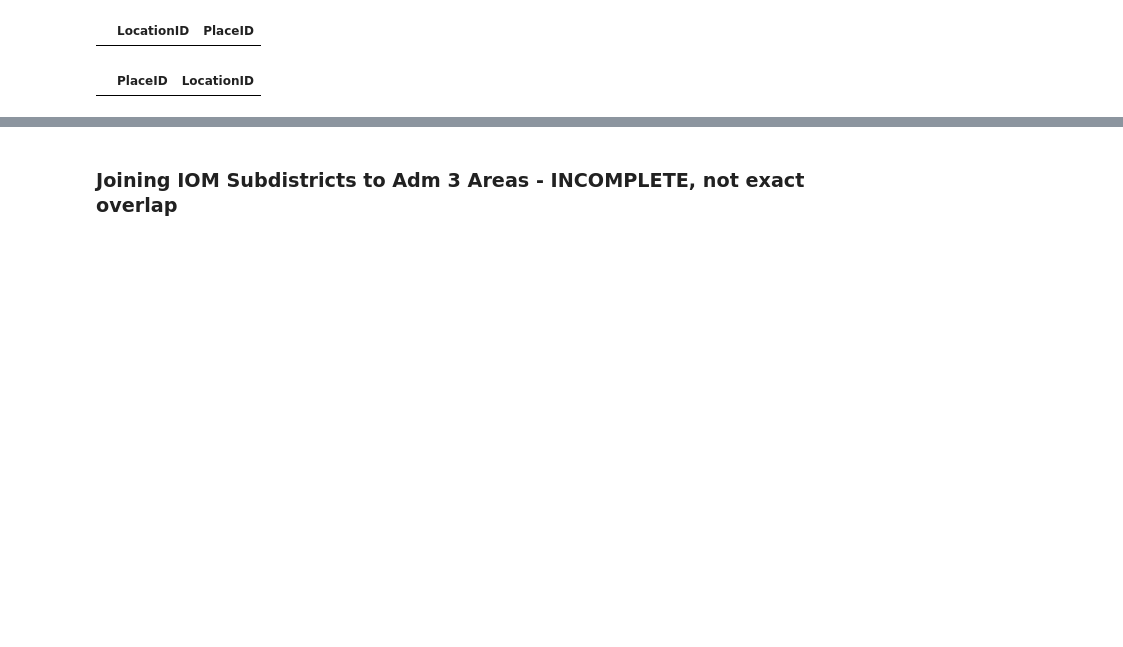
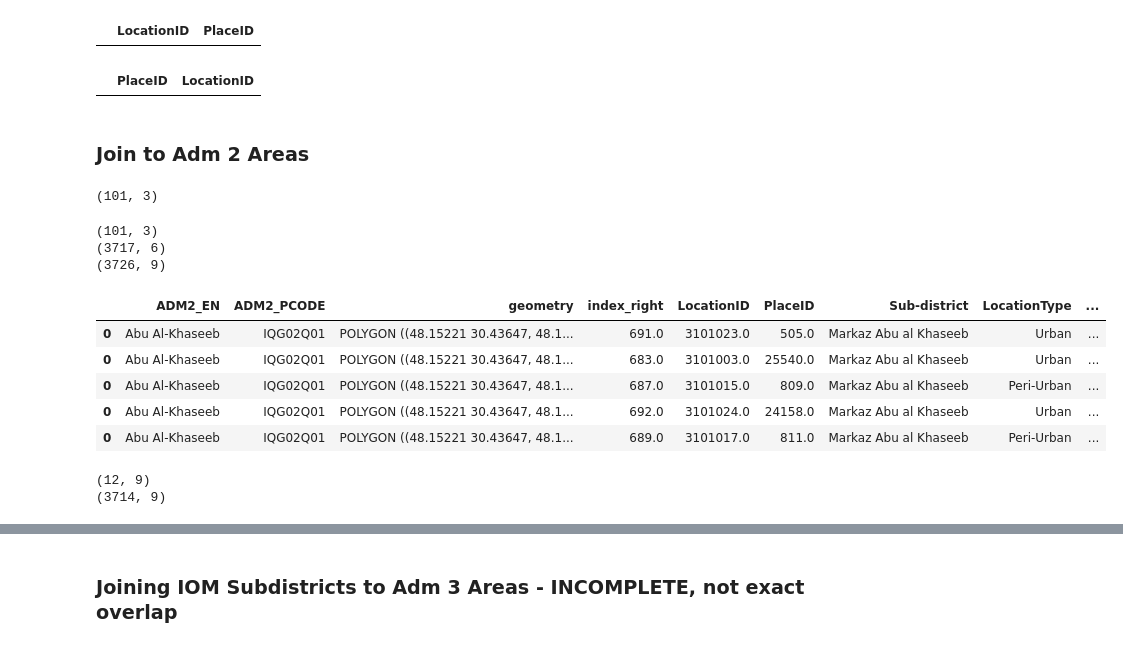
Before and after one commit to natalie-ayers/Iraq-post-conflict-rebel-governance, a Jupyter notebook: iom_adm3_data_mapping.ipynb, the cells around one changed output, grey strips where cells are left out. Drawn from its saved outputs; the diff is of its cells as text; code cells hidden in the pictures; blank space fills up the shorter version.

```diff
--- a/iom_adm3_data_mapping.ipynb
+++ b/iom_adm3_data_mapping.ipynb
@@ -168,3 +168,34 @@ test_loc_places[test_loc_places['LocationID']>1]
 # create final mapping document from LocationIDs to Adm 3 areas
 iom_adm3_mapping = source_dir + '/data/iom/iom_adm3_mapping.csv'
 iom_adm3_df.loc[:,('LocationID','PlaceID','ADM3_PCODE','ADM3_EN')].to_csv(iom_adm3_mapping,index=False)
+# %% [markdown]
+### Join to Adm 2 Areas
+# %%
+iraq_adm2_filt = iraq_shp_adm3.loc[:,('ADM2_EN','ADM2_PCODE','geometry')]
+iraq_adm2_filt = iraq_adm2_filt.dissolve(by=['ADM2_EN','ADM2_PCODE'])
+iraq_adm2_filt = iraq_adm2_filt.reset_index()
+iraq_adm2_filt.shape
+# %% [output]
+(101, 3)
+# %%
+iom_adm2_df = iraq_adm2_filt.sjoin(iom_all_locs,how='left',predicate='intersects')
+print(iraq_adm2_filt.shape)
+print(iom_all_locs.shape)
+print(iom_adm2_df.shape)
+iom_adm2_df.head()
+# %% [output]
+(101, 3)
+(3717, 6)
+(3726, 9)
+|  | ADM2_EN | ADM2_PCODE | geometry | index_right | LocationID | PlaceID | Sub-district | LocationType | ... |
+| 0 | Abu Al-Khaseeb | IQG02Q01 | POLYGON ((48.15221 30.43647, 48.1... | 691.0 | 3101023.0 | 505.0 | Markaz Abu al Khaseeb | Urban | ... |
+| 0 | Abu Al-Khaseeb | IQG02Q01 | POLYGON ((48.15221 30.43647, 48.1... | 683.0 | 3101003.0 | 25540.0 | Markaz Abu al Khaseeb | Urban | ... |
+| 0 | Abu Al-Khaseeb | IQG02Q01 | POLYGON ((48.15221 30.43647, 48.1... | 687.0 | 3101015.0 | 809.0 | Markaz Abu al Khaseeb | Peri-Urban | ... |
+| 0 | Abu Al-Khaseeb | IQG02Q01 | POLYGON ((48.15221 30.43647, 48.1... | 692.0 | 3101024.0 | 24158.0 | Markaz Abu al Khaseeb | Urban | ... |
+| 0 | Abu Al-Khaseeb | IQG02Q01 | POLYGON ((48.15221 30.43647, 48.1... | 689.0 | 3101017.0 | 811.0 | Markaz Abu al Khaseeb | Peri-Urban | ... |
+# %%
+print(iom_adm2_df[iom_adm2_df['LocationID'].isna()].shape)
+print(iom_adm2_df[~iom_adm2_df['LocationID'].isna()].shape)
+# %% [output]
+(12, 9)
+(3714, 9)
```
Also changed, not shown: parts of 4 cells of this notebook, 16 other files.
